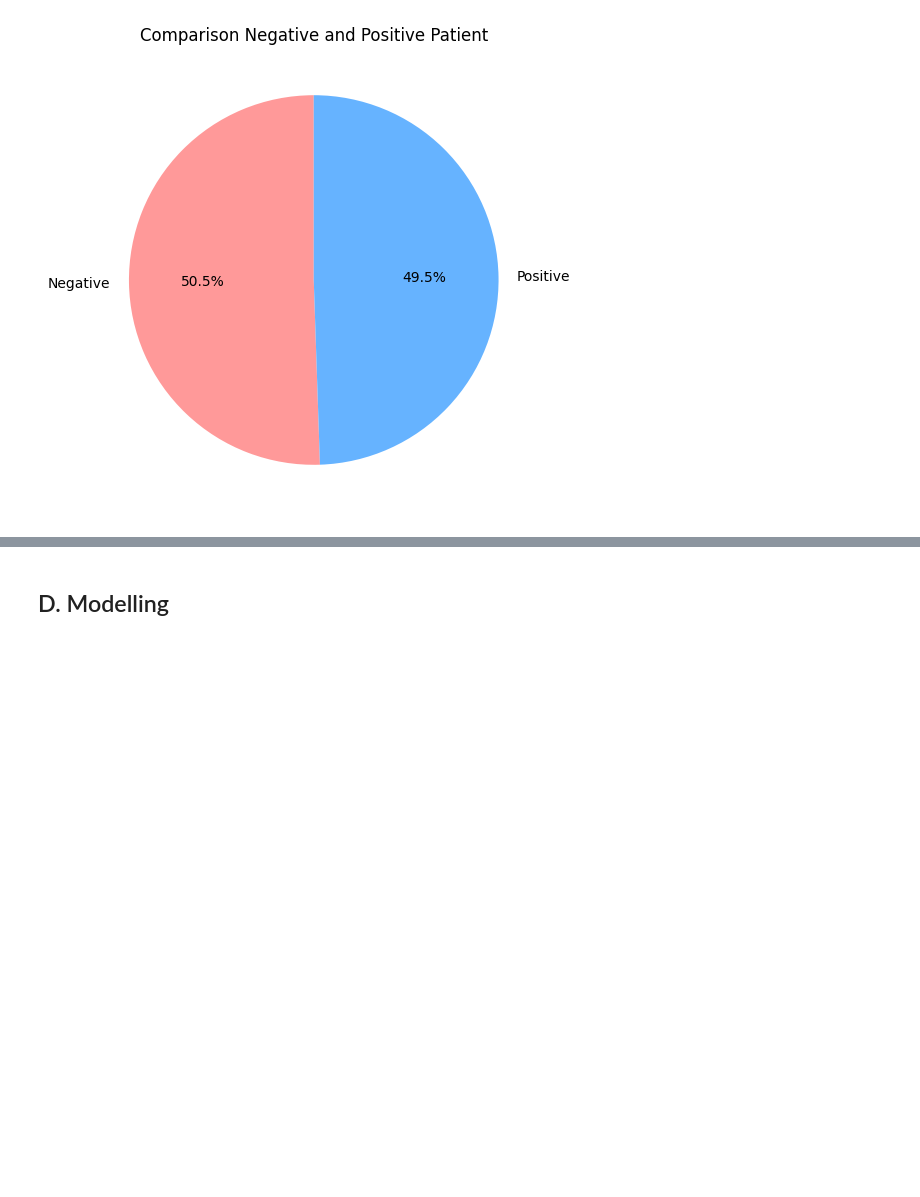
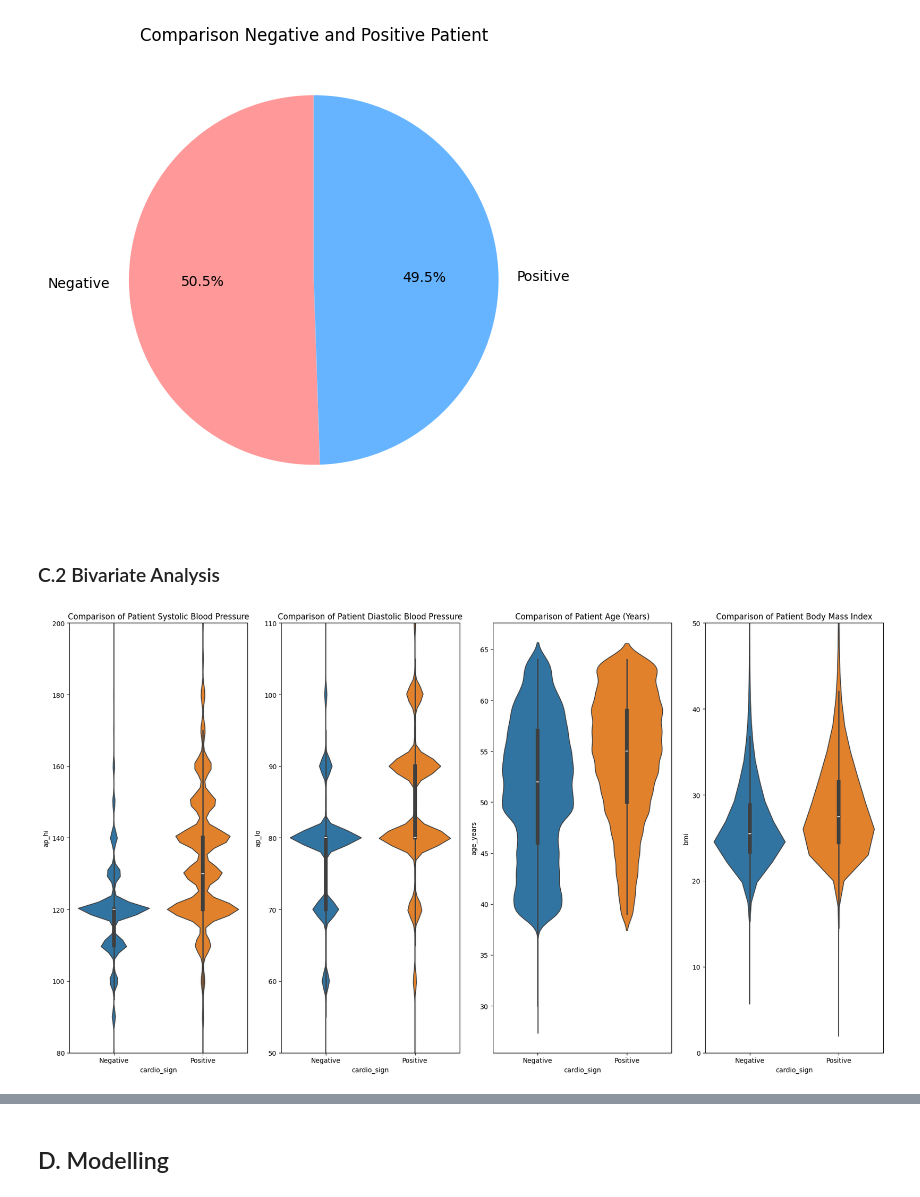
Before and after one commit to HablSank/1Day-1Dataset_MachineLearningProject, a Jupyter notebook: Day-3/Naive Bayes Gaussian (Cardiovascular Disease)/cardiovascular.ipynb, the cells around one changed output, grey strips where cells are left out. Cells and saved outputs as stored; diff of their text form; code cells hidden in the pictures; blank space fills up the shorter version.

```diff
--- a/Day-3/Naive Bayes Gaussian (Cardiovascular Disease)/cardiovascular.ipynb
+++ b/Day-3/Naive Bayes Gaussian (Cardiovascular Disease)/cardiovascular.ipynb
@@ -276,3 +276,27 @@ plt.ylabel(None)
 plt.show()
 # %% [output]
 [figure]
+# %% [markdown]
+### C.2 Bivariate Analysis
+# %%
+fig, axes = plt.subplots(1, 4, figsize=(18, 10))
+
+sns.violinplot(x='cardio_sign', y='ap_hi', data=df, hue='cardio_sign', ax=axes[0])
+axes[0].set_ylim(80, 200)
+axes[0].set_title("Comparison of Patient Systolic Blood Pressure")
+
+sns.violinplot(x='cardio_sign', y='ap_lo', data=df, hue='cardio_sign', ax=axes[1])
+axes[1].set_ylim(50, 110)
+axes[1].set_title("Comparison of Patient Diastolic Blood Pressure")
+
+sns.violinplot(x='cardio_sign', y='age_years', data=df, hue='cardio_sign', ax=axes[2])
+axes[2].set_title("Comparison of Patient Age (Years)")
+
+sns.violinplot(x='cardio_sign', y='bmi', data=df, hue='cardio_sign', ax=axes[3])
+axes[3].set_ylim(0, 50)
+axes[3].set_title("Comparison of Patient Body Mass Index")
+
+plt.tight_layout()
+plt.show()
+# %% [output]
+[figure, added]
```
Also changed, not shown: parts of 27 cells of this notebook.
